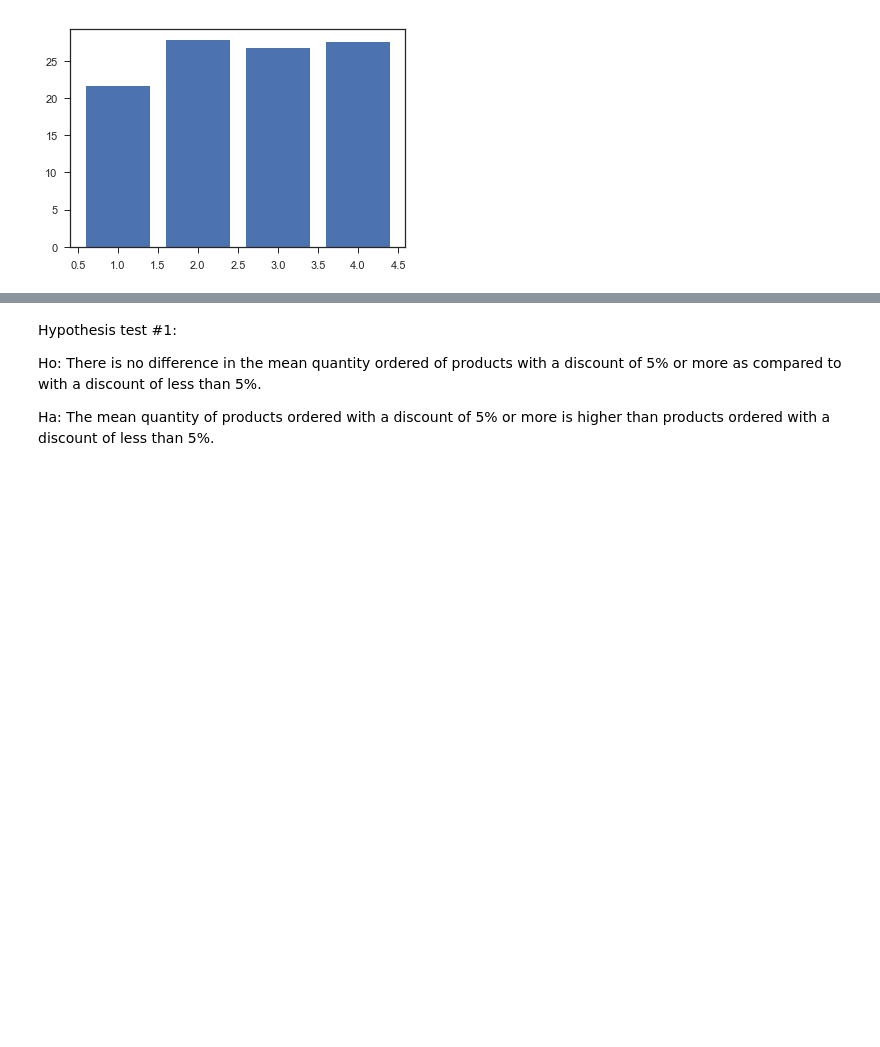
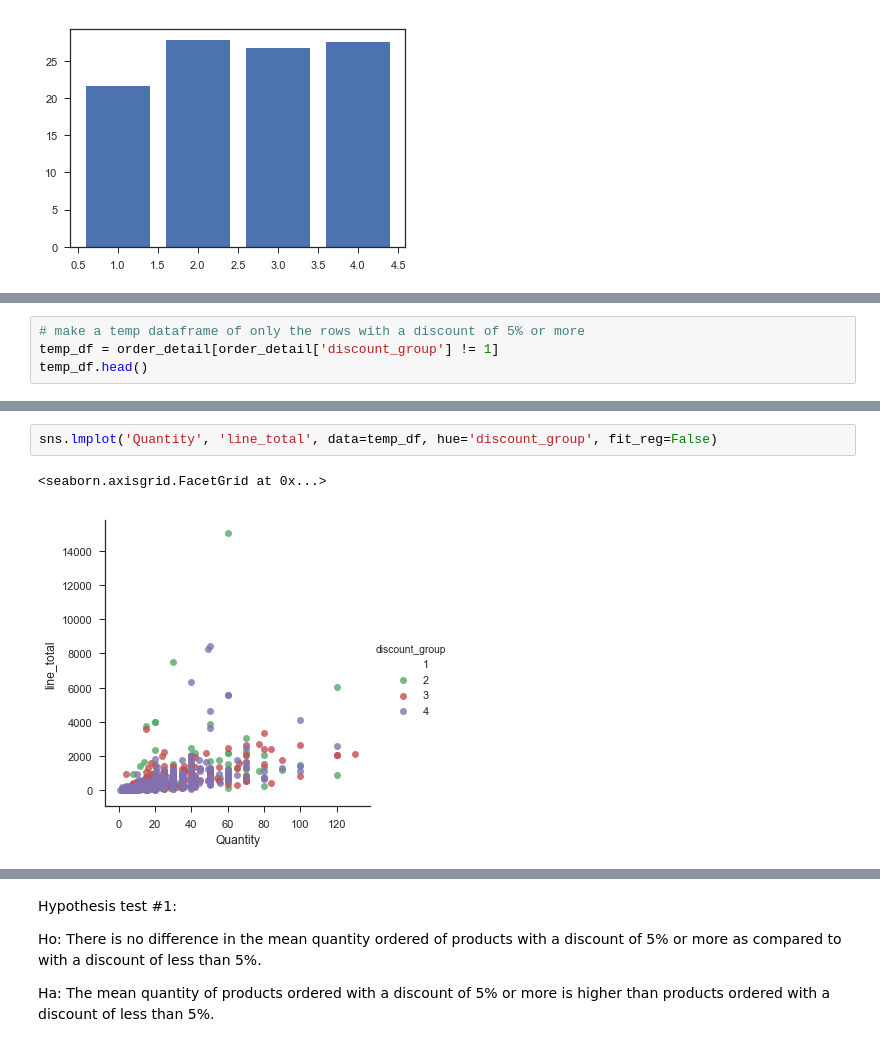
Before and after one commit to giorosati/dsc-2-final-project-online-ds-pt-100118, a Jupyter notebook: northwind_v3.ipynb, the cells around one changed output, grey strips where cells are left out. Cells and saved outputs as stored; diff of their text form; blank space fills up the shorter version.

```diff
--- a/northwind_v3.ipynb
+++ b/northwind_v3.ipynb
@@ -473,0 +489,4 @@ plt.bar(x='discount_group', height='mean_quantity', data=temp_df, align='center'
+# %%
+# make a temp dataframe of only the rows with a discount of 5% or more
+temp_df = order_detail[order_detail['discount_group'] != 1]
+temp_df.head()
@@ -473,0 +500,5 @@ plt.bar(x='discount_group', height='mean_quantity', data=temp_df, align='center'
+# %%
+sns.lmplot('Quantity', 'line_total', data=temp_df, hue='discount_group', fit_reg=False)
+# %% [output]
+<seaborn.axisgrid.FacetGrid at 0x...>
+[figure, added]
```
Also changed, not shown: parts of 36 cells of this notebook.
